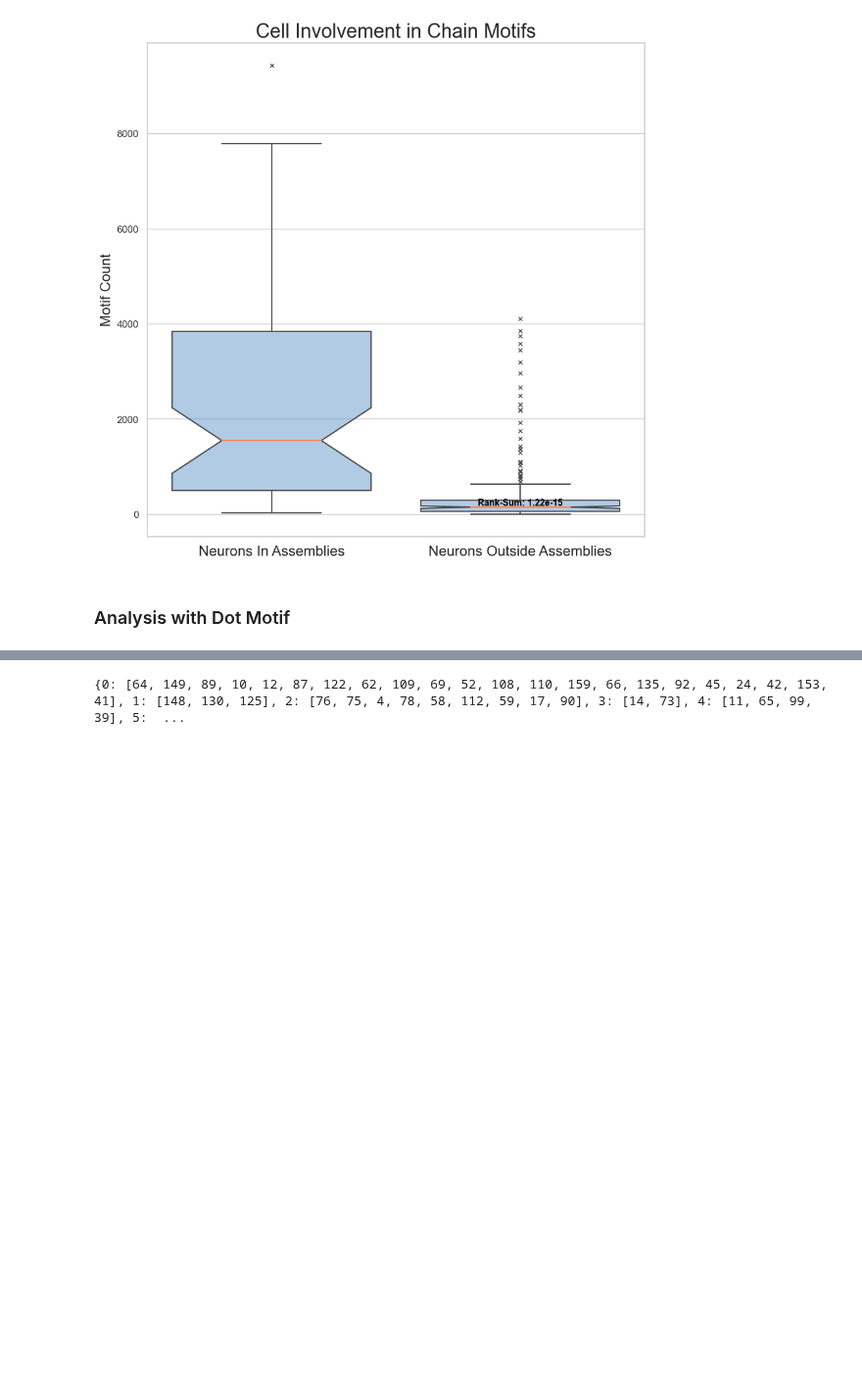
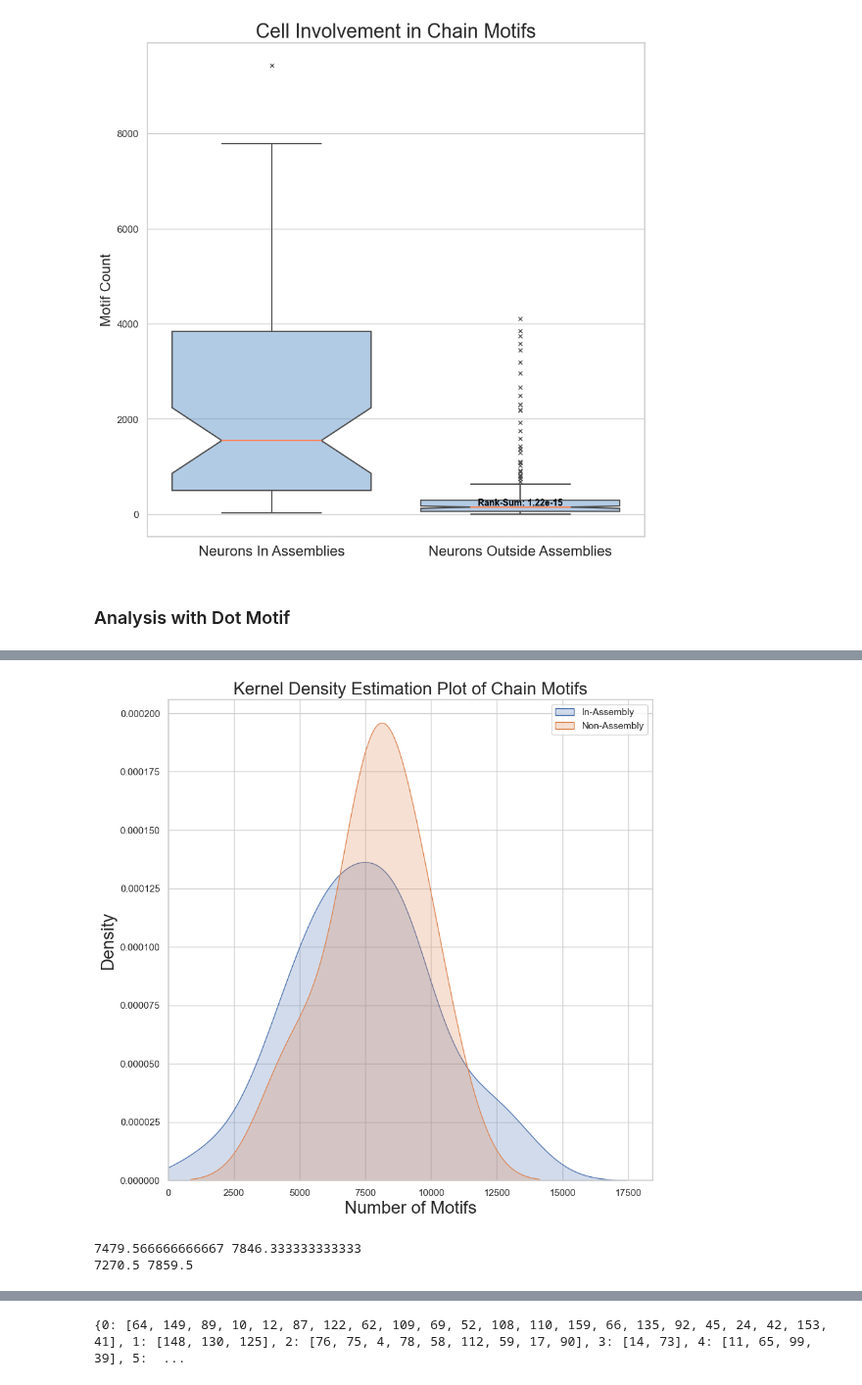
Before and after one commit to Jawagnercarena/Assembly_Organization, a Jupyter notebook: AssemblyPaperFigures/FigureCode/Figure5/Figure5.ipynb, the cells around one changed output, grey strips where cells are left out. Shown at 98% size. Drawn from its saved outputs; the diff is of its cells as text; code cells hidden in the pictures; blank space fills up the shorter version.

```diff
--- a/AssemblyPaperFigures/FigureCode/Figure5/Figure5.ipynb
+++ b/AssemblyPaperFigures/FigureCode/Figure5/Figure5.ipynb
@@ -876,0 +1044,7 @@ plt.show()
+# %%
+### Check that this is the most updated dot motif file
+three_chain_dot_motif_result = pd.read_pickle("./dot_motif_results/pyc_stefan_motif_three_chain_results.pickle")
+max_idx = []
+for d in three_chain_dot_motif_result:
+    max_idx.append(max(d.values()))
+max(max_idx)
@@ -876,0 +1053,4 @@ plt.show()
+# %%
+#three_chain_dot_motif_result
+three_chain_dot_motif_result_df = pd.DataFrame(three_chain_dot_motif_result)
+three_chain_dot_motif_result_df
@@ -876,0 +1169,4 @@ plt.show()
+# %%
+### define the assembly counts
+assembly_counts = assembly_motifs['assembly_cell_id'].value_counts()
+assembly_counts
@@ -876,0 +1191,4 @@ plt.show()
+# %%
+### define the non_assembly counts
+non_assembly_counts = no_assembly_motifs['assembly_cell_id'].value_counts()
+non_assembly_counts
@@ -876,0 +1204,20 @@ plt.show()
+# %%
+### See the general distribution of the assembly counts to justify the statistical test
+## In-assemlby test is bi-modal, so t-test wouldn't be the best to use
+sns.kdeplot(assembly_counts, fill = True, label = 'In-Assembly')
+sns.kdeplot(non_assembly_counts, fill = True, label = 'Non-Assembly')
+plt.legend()
+plt.title('Kernel Density Estimation Plot of Chain Motifs', size = 20)
+plt.xlabel('Number of Motifs', size = 20)
+plt.ylabel('Density', size = 20)
+plt.xlim(0)
+plt.show()
+#plt.savefig("Kernel_Density_Estimator_Motif_Distributions.png", dpi = 1200)
+# %% [output]
+[figure, added]
+# %%
+print(np.mean(assembly_counts), np.mean(non_assembly_counts))
+print(np.median(assembly_counts), np.median(non_assembly_counts))
+# %% [output]
+7479.566666666667 7846.333333333333
+7270.5 7859.5
```
Also changed, not shown: parts of 28 cells of this notebook, 14 other files.
